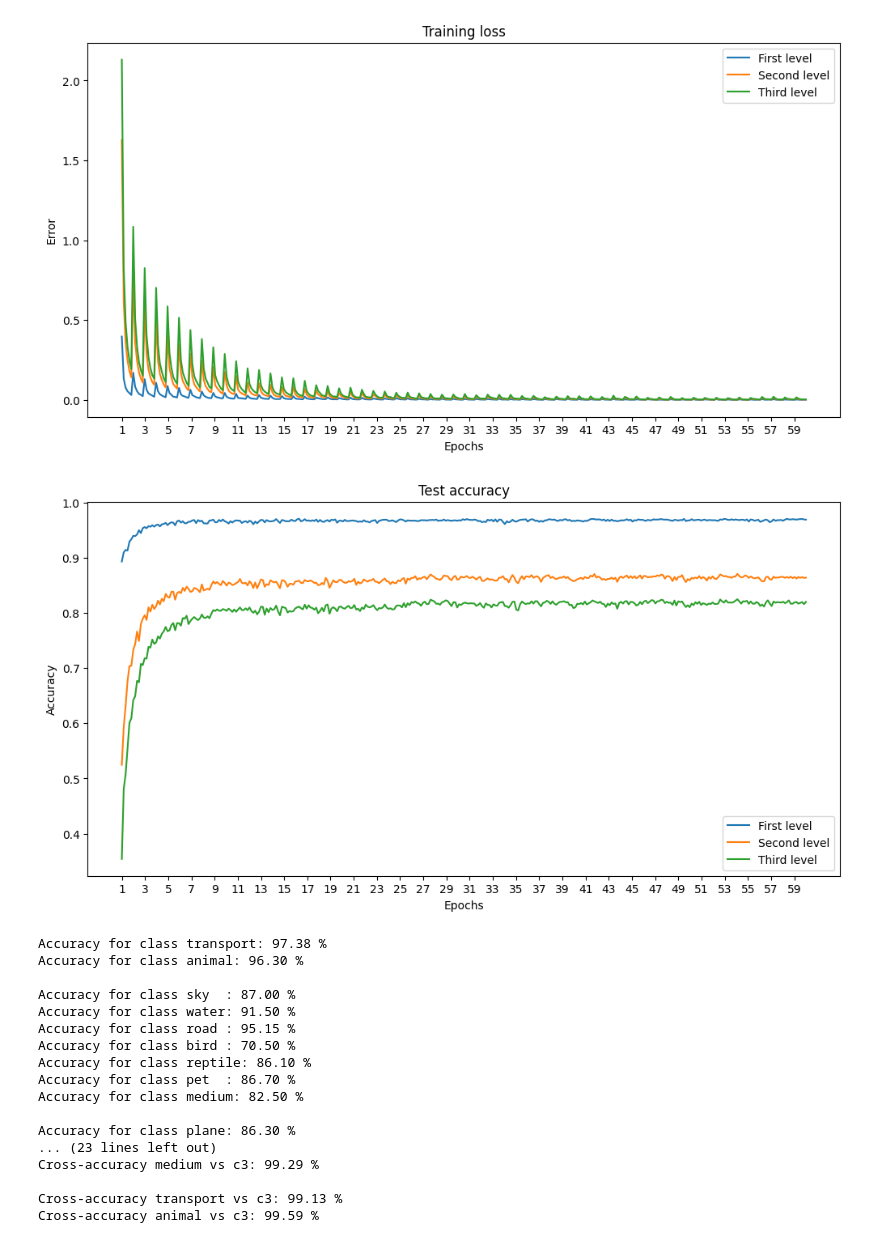
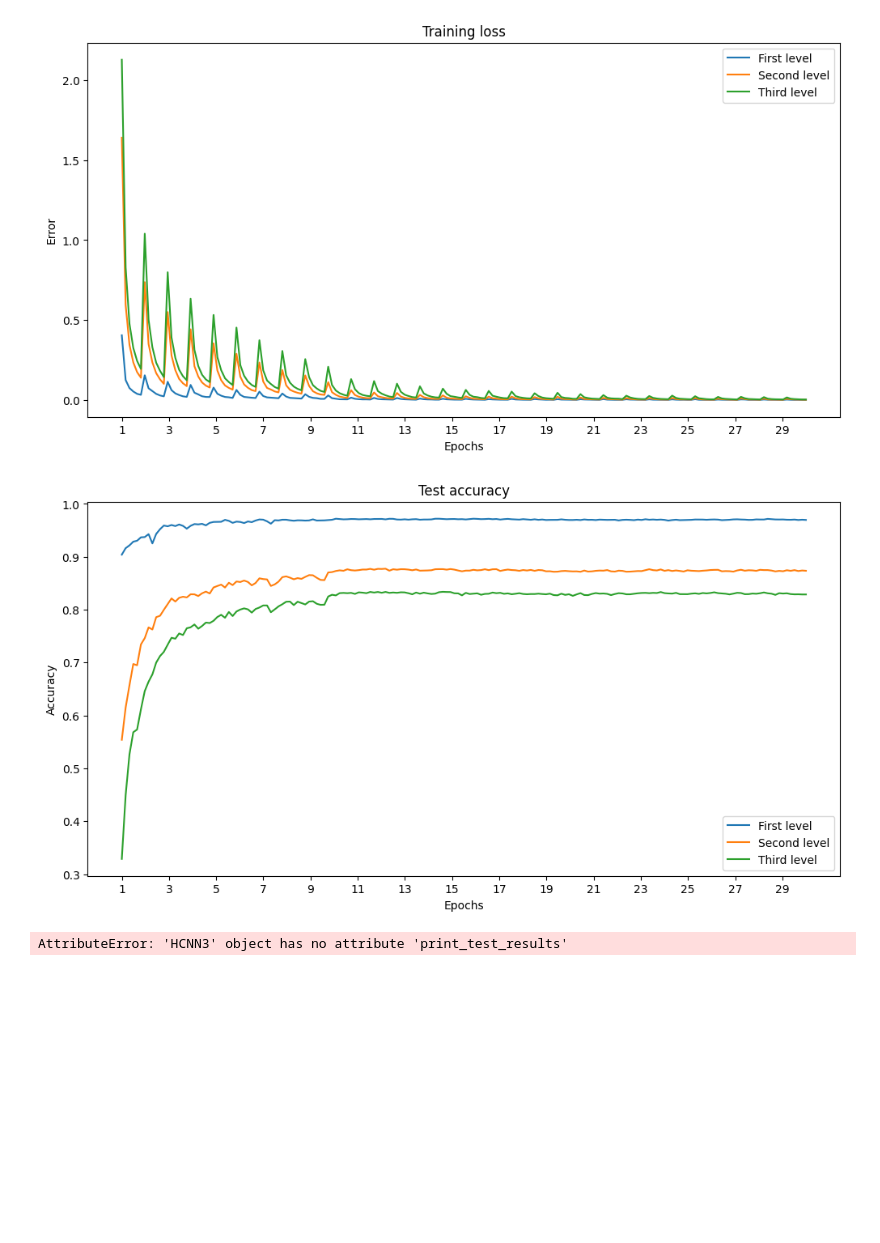
Before and after one commit to LoreFiaschi/LH-DNN, a Jupyter notebook: HCNN3-d1-only_class_aware.ipynb, the cells around one changed output. Saved outputs shown, nothing was run; the diff lists cells and outputs as text; code cells hidden in the pictures; blank space fills up the shorter version.

```diff
--- a/HCNN3-d1-only_class_aware.ipynb
+++ b/HCNN3-d1-only_class_aware.ipynb
@@ -117,12 +117,12 @@ class HCNN3(CNN3):
 
         return b1, b2, b3
 # %%
-learning_rate = [3e-3, 5e-4, 1e-4]
+learning_rate = [3e-3, 5e-4]
 momentum = 0.9
 nesterov = True
-epochs = 60
+epochs = 30
 every_print = 64
-switch_point = None
+switch_point = 9
 # %%
 bot = Terminator()
 cnn = HCNN3(learning_rate, momentum, nesterov, trainloader, testloader,
@@ -130,39 +133,19 @@ cnn = HCNN3(learning_rate, momentum, nesterov, trainloader, testloader,
 # %%
-#cnn.train_model(verbose = False)
-err = False
-filename = "models/H_d1_oca"
-
 try:
     cnn.train_track(filename)
     cnn.save_model(filename)
-    msg = cnn.test(mode = "write")
+    msg = cnn.test(mode = "write", filename = filename)
     cnn.write_configuration(filename)
 
 except Exception as errore:
     err = errore
 
 if err is False:
     bot.sendMessage("Programma terminato correttamente\n\n\nPerformance:\n\n"+msg)
 else:
     bot.sendMessage("Programma NON terminato correttamente\nTipo di errore: "+err.__class__.__name__+"\nMessaggio: "+str(err))
     raise err
 # %% [output]
-[figure, old version]
+[figure, new version]
-[figure, old version]
+[figure, new version]
-Accuracy for class transport: 97.38 %
-Accuracy for class animal: 96.30 %
-
-Accuracy for class sky  : 87.00 %
-Accuracy for class water: 91.50 %
-Accuracy for class road : 95.15 %
-Accuracy for class bird : 70.50 %
-Accuracy for class reptile: 86.10 %
-Accuracy for class pet  : 86.70 %
-Accuracy for class medium: 82.50 %
-
-Accuracy for class plane: 86.30 %
-... (23 lines left out)
-Cross-accuracy medium vs c3: 99.29 %
-
-Cross-accuracy transport vs c3: 99.13 %
-Cross-accuracy animal vs c3: 99.59 %
+AttributeError: 'HCNN3' object has no attribute 'print_test_results'
```
Also changed, not shown: parts of 2 cells of this notebook, 1 other file.
